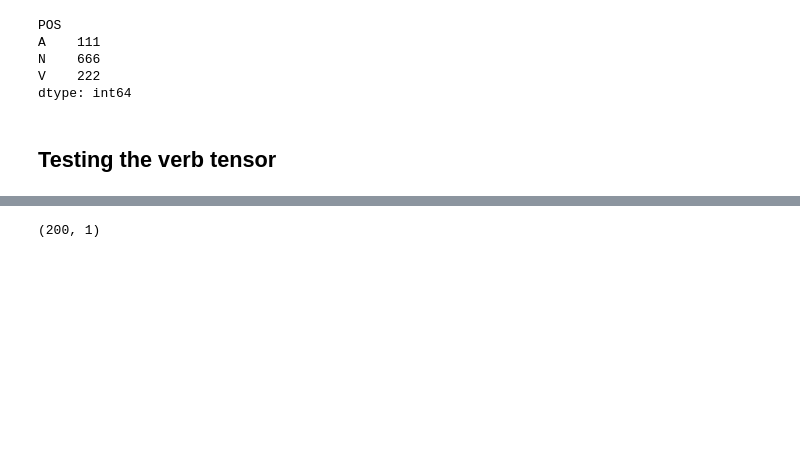
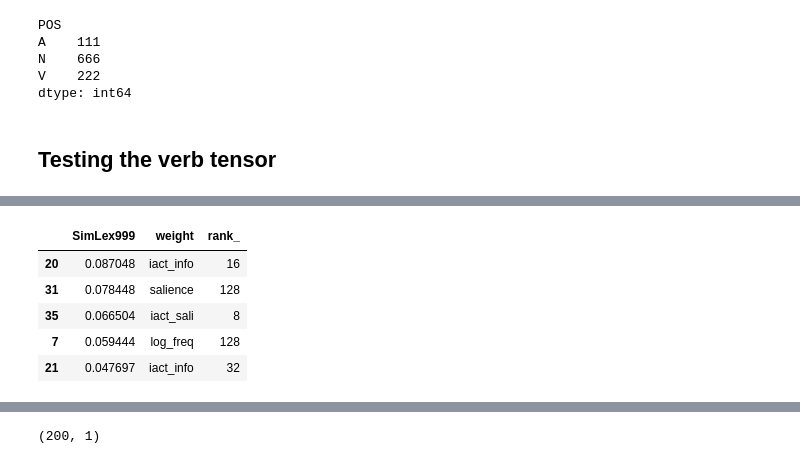
Before and after one commit to makrai/verb-tensor, a Jupyter notebook: eval.ipynb, the cells around one changed output, grey strips where cells are left out. Drawn from its saved outputs; the diff is of its cells as text; code cells hidden in the pictures; blank space fills up the shorter version.

```diff
--- a/eval.ipynb
+++ b/eval.ipynb
@@ -178,0 +195,9 @@ Name: sim, dtype: float64
+# %%
+simlex_subj.sort_values('SimLex999', ascending=False).head()
+# %% [output]
+|  | SimLex999 | weight | rank_ |
+| 20 | 0.087048 | iact_info | 16 |
+| 31 | 0.078448 | salience | 128 |
+| 35 | 0.066504 | iact_sali | 8 |
+| 7 | 0.059444 | log_freq | 128 |
+| 21 | 0.047697 | iact_info | 32 |
```
Also changed, not shown: parts of 52 cells of this notebook.
